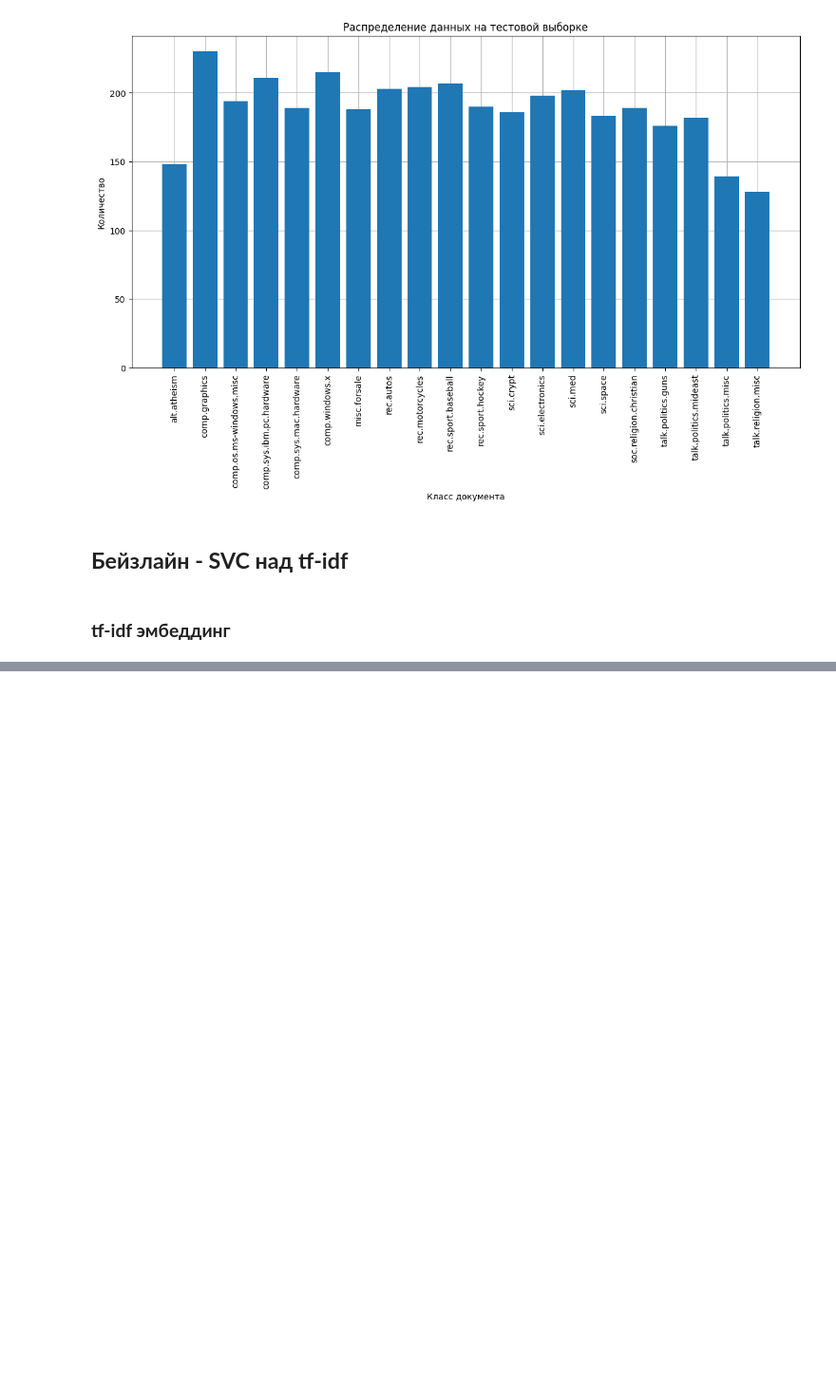
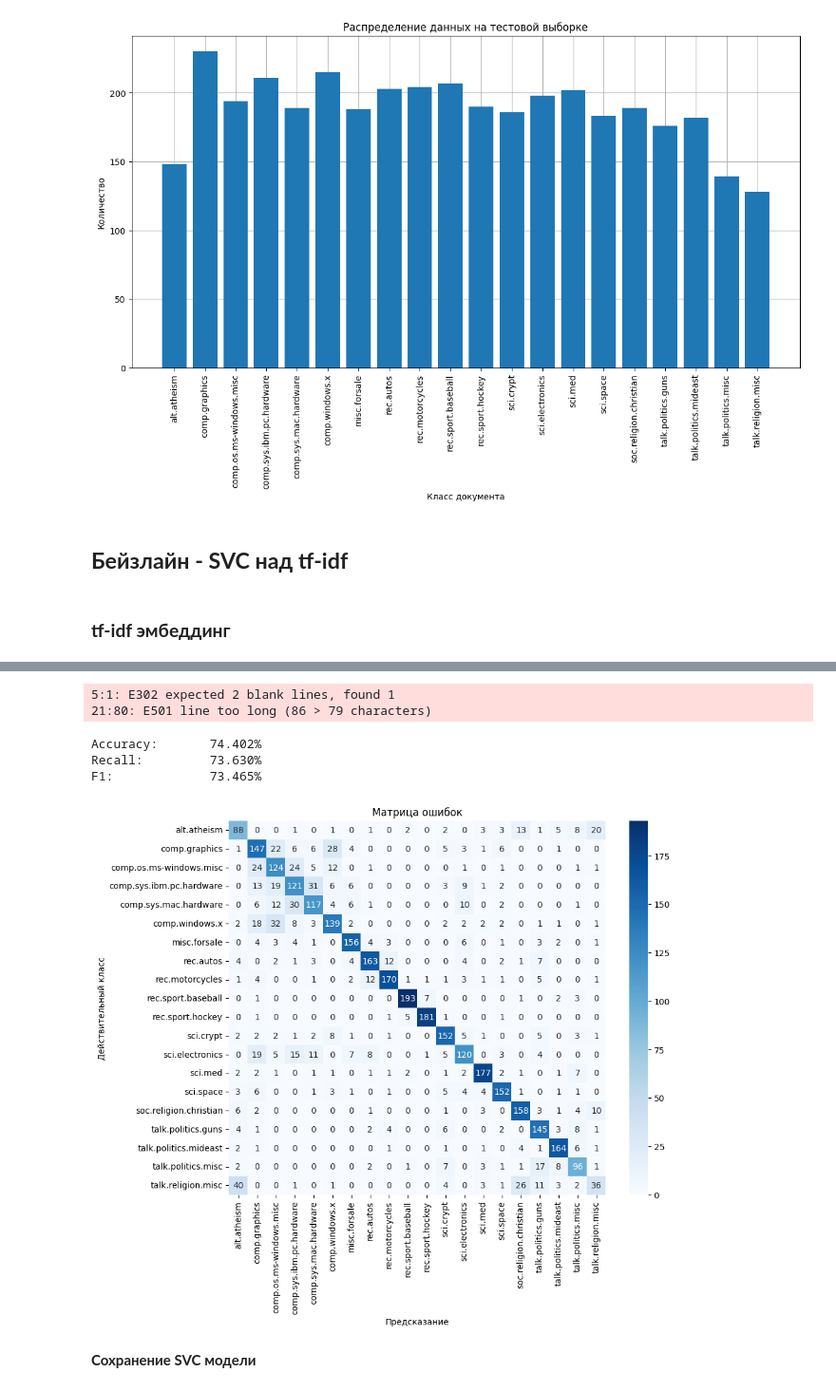
Before and after one commit to grimkel/TextClassification, a Jupyter notebook: Train/Train.ipynb, the cells around one changed output, grey strips where cells are left out. Shown: that part at 95% size. Drawn from its saved outputs; the diff is of its cells as text; code cells hidden in the pictures; blank space fills up the shorter version.

Commit message:
train models

```diff
--- a/Train/Train.ipynb
+++ b/Train/Train.ipynb
@@ -460,0 +671,15 @@ F1:             89.089%
+# %%
+# Инициализация модели, тренера и начало обучения
+
+lightningBERT = LightningBERT(pretrained_distilbert)
+
+# Модель сохраняется теренером в директории lightning_logs
+trainer = pl.Trainer(
+    max_epochs=20,
+    accelerator="gpu",
+    devices=1,
+    enable_progress_bar=True
+)
+
+trainer.fit(model=lightningBERT,
+            train_dataloaders=trainLoader)
@@ -460,0 +706,40 @@ F1:             89.089%
+# %%
+from tqdm import tqdm
+
+# Получить результаты предсказания как numpy массивы
+# необходимо для последующего подсчета метрик
+def getTestResults(model, testLoader):
+    model.eval()
+    with torch.no_grad():
+        # инициализация пустых масссиовов для конкатинации
+        preds = np.empty(0)
+        labels = np.empty(0)
+        for input_dict in tqdm(testLoader):
+            input_ids = input_dict['input_ids']
+            attention_mask = input_dict['attention_mask']
+            label = input_dict['label']
+
+            # Получение предсказаний
+            out = model(input_ids,
+                        attention_mask=attention_mask)
+            pred = torch.argmax(out.logits, 1)
+
+            # Конкатенация с предидущими предсказаниями и реальными значениями классов
+            labels = np.concatenate((labels, label.numpy()))
+            preds = np.concatenate((preds, pred.numpy()))
+
+        return preds, labels
+# %% [output]
+5:1: E302 expected 2 blank lines, found 1
+21:80: E501 line too long (86 > 79 characters)
+# %%
+preds, labels = getTestResults(lightningBERT, testLoader)
+# %%
+metrics(preds, labels)
+# %% [output]
+Accuracy:       74.402%
+Recall:         73.630%
+F1:             73.465%
+[figure, added]
+# %% [markdown]
+**Сохранение SVC модели**
```
Also changed, not shown: parts of 26 cells of this notebook, 11 other files.
